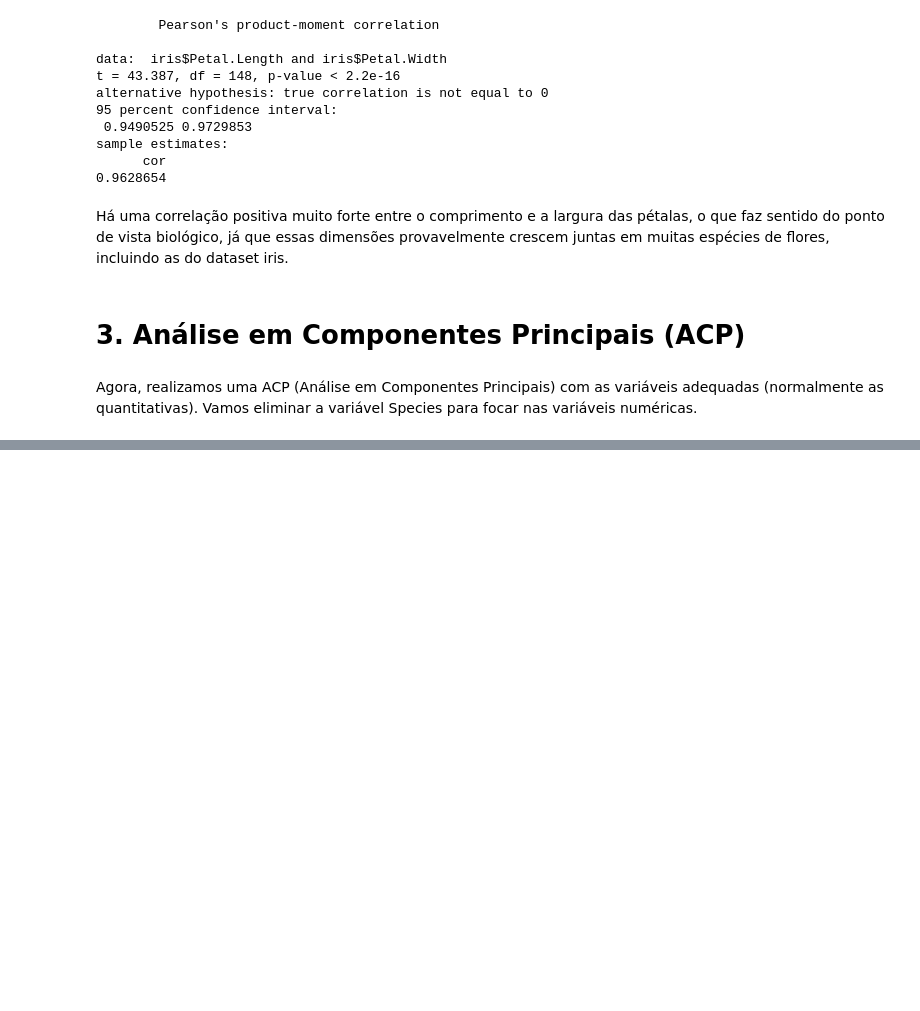
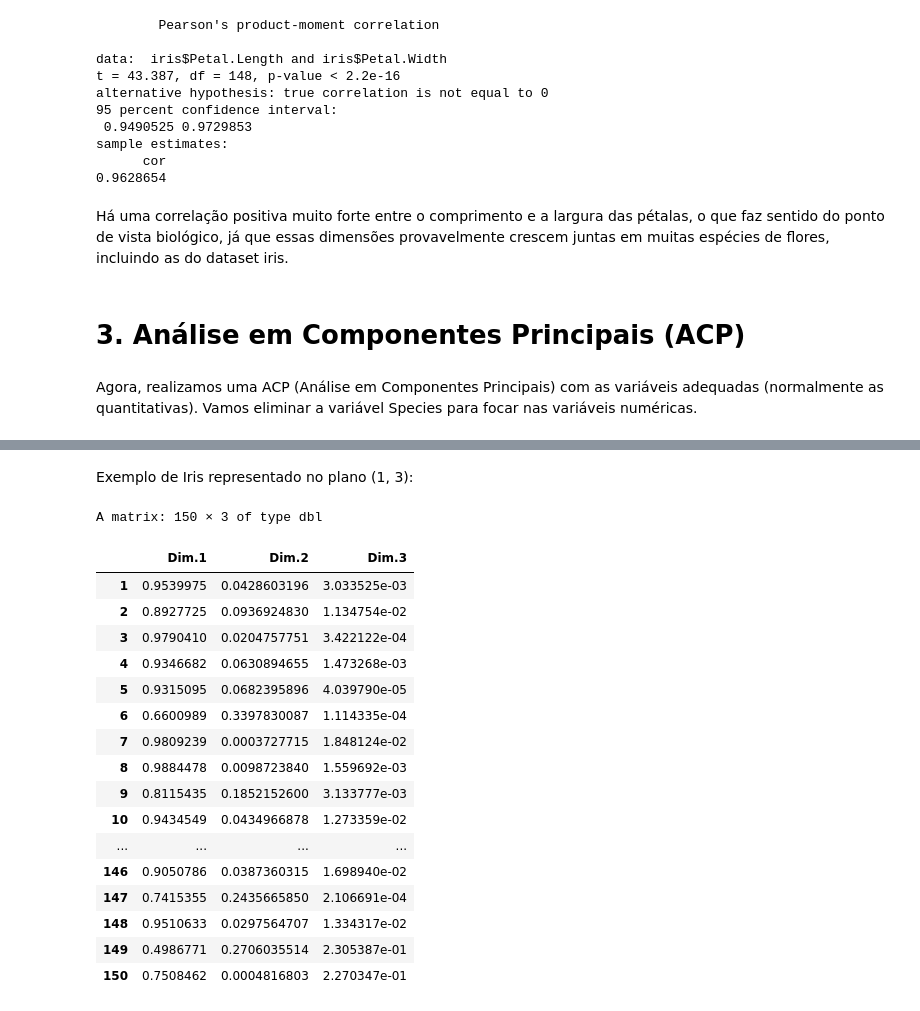
Before and after one commit to diogojorgebasso/DataAnalysis_R_MinesNancy, a Jupyter notebook: Train for the Test/ex1.ipynb, the cells around one changed output, grey strips where cells are left out. Drawn from its saved outputs; the diff is of its cells as text; code cells hidden in the pictures; blank space fills up the shorter version.

```diff
--- a/Train for the Test/ex1.ipynb
+++ b/Train for the Test/ex1.ipynb
@@ -102,0 +117,2 @@ Petal.Width   0.059 |
+# %%
+iris_acp <- PCA(iris[, 1:4], scale.unit = TRUE)
@@ -102,0 +155,24 @@ Petal.Width   0.059 |
+# %% [markdown]
+Exemplo de Iris representado no plano (1, 3):
+# %%
+# Cos2 dos indivíduos no plano (1, 2) e (1, 3)
+iris_acp$ind$cos2[, c(1, 2, 3)]
+# %% [output]
+A matrix: 150 × 3 of type dbl
+|  | Dim.1 | Dim.2 | Dim.3 |
+| 1 | 0.9539975 | 0.0428603196 | 3.033525e-03 |
+| 2 | 0.8927725 | 0.0936924830 | 1.134754e-02 |
+| 3 | 0.9790410 | 0.0204757751 | 3.422122e-04 |
+| 4 | 0.9346682 | 0.0630894655 | 1.473268e-03 |
+| 5 | 0.9315095 | 0.0682395896 | 4.039790e-05 |
+| 6 | 0.6600989 | 0.3397830087 | 1.114335e-04 |
+| 7 | 0.9809239 | 0.0003727715 | 1.848124e-02 |
+| 8 | 0.9884478 | 0.0098723840 | 1.559692e-03 |
+| 9 | 0.8115435 | 0.1852152600 | 3.133777e-03 |
+| 10 | 0.9434549 | 0.0434966878 | 1.273359e-02 |
+| ... | ... | ... | ... |
+| 146 | 0.9050786 | 0.0387360315 | 1.698940e-02 |
+| 147 | 0.7415355 | 0.2435665850 | 2.106691e-04 |
+| 148 | 0.9510633 | 0.0297564707 | 1.334317e-02 |
+| 149 | 0.4986771 | 0.2706035514 | 2.305387e-01 |
+| 150 | 0.7508462 | 0.0004816803 | 2.270347e-01 |
```
Also changed, not shown: parts of 33 cells of this notebook, 4 other files.
